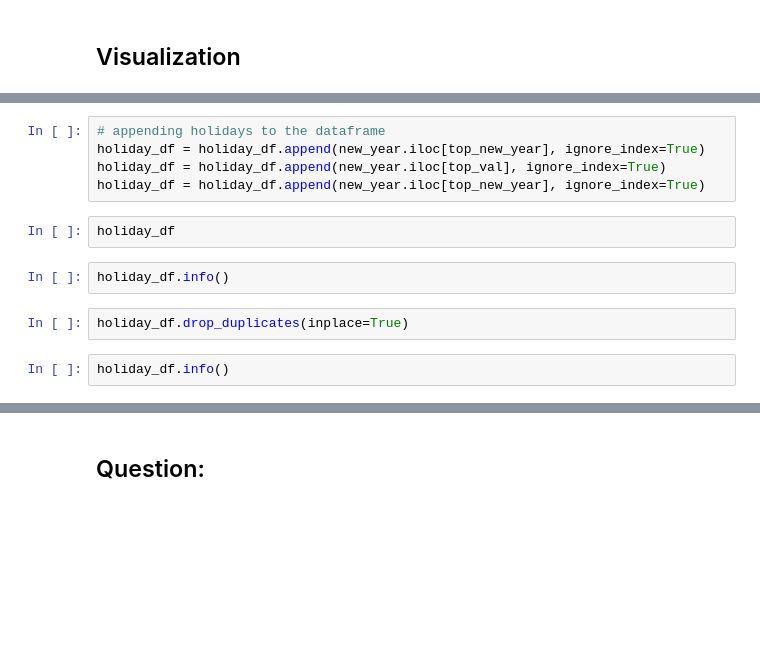
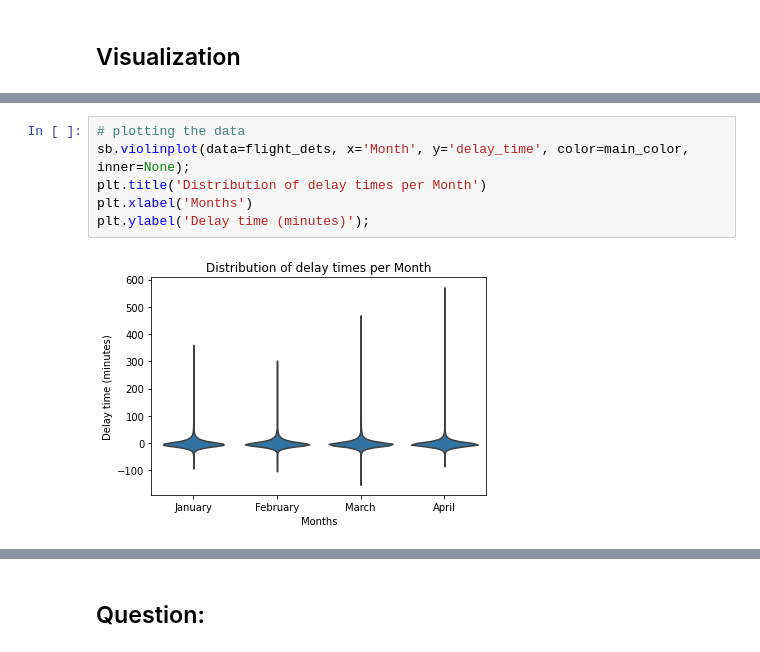
Before and after one commit to ssarrayya/alx-udacity_data-visualization, a Jupyter notebook: Part_I_exploration_template.ipynb, the cells around one changed output, grey strips where cells are left out. Drawn from its saved outputs; the diff is of its cells as text; blank space fills up the shorter version.

```diff
--- a/Part_I_exploration_template.ipynb
+++ b/Part_I_exploration_template.ipynb
@@ -496,13 +483,8 @@ top_easter = easter['Dest'].value_counts()[:2].index
-# %%
-# appending holidays to the dataframe
-holiday_df = holiday_df.append(new_year.iloc[top_new_year], ignore_index=True)
-holiday_df = holiday_df.append(new_year.iloc[top_val], ignore_index=True)
-holiday_df = holiday_df.append(new_year.iloc[top_new_year], ignore_index=True)
-# %%
-holiday_df
-# %%
-holiday_df.info()
-# %%
-holiday_df.drop_duplicates(inplace=True)
-# %%
-holiday_df.info()
+# %%
+# plotting the data
+sb.violinplot(data=flight_dets, x='Month', y='delay_time', color=main_color, inner=None);
+plt.title('Distribution of delay times per Month')
+plt.xlabel('Months')
+plt.ylabel('Delay time (minutes)');
+# %% [output]
+[figure, added]
```
Also changed, not shown: parts of 28 cells of this notebook.
